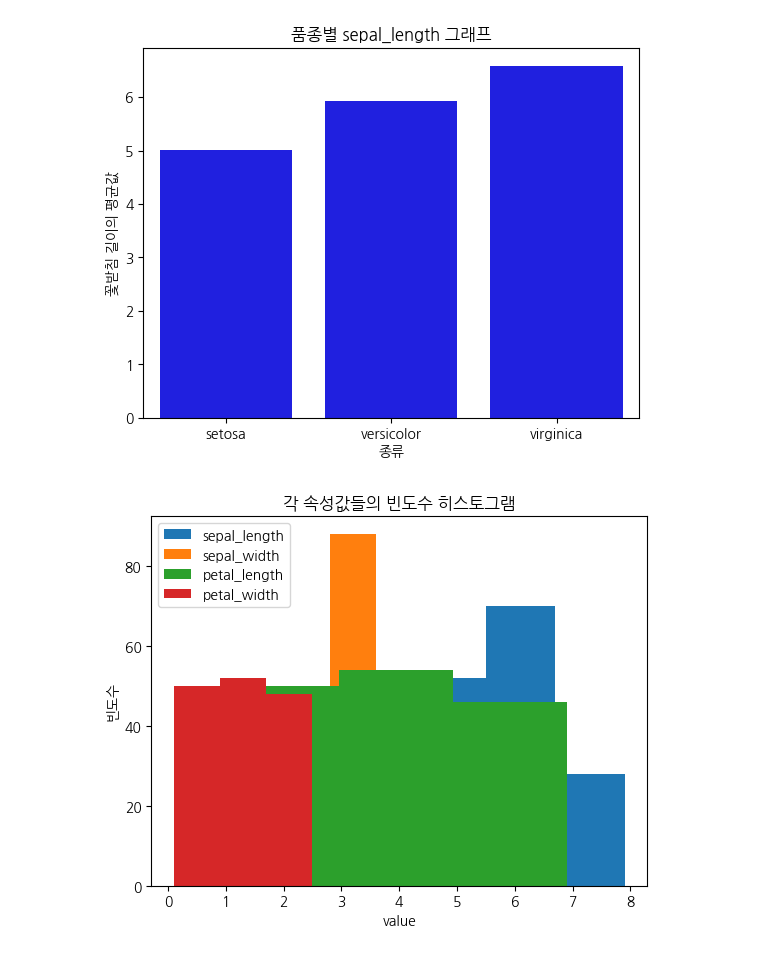
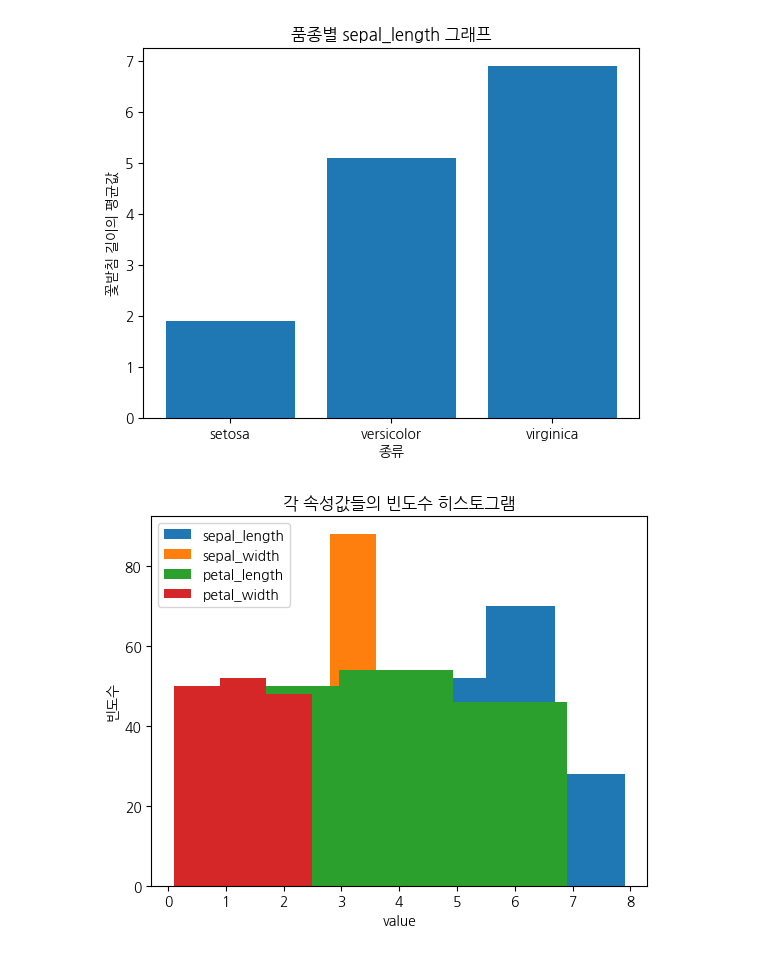
Before and after one commit to jiyoun1/aipython, a Jupyter notebook: 240112.ipynb, the cells around one changed output. Drawn from its saved outputs; the diff is of its cells as text; code cells hidden in the pictures.

```diff
--- a/240112.ipynb
+++ b/240112.ipynb
@@ -48,0 +37,9 @@ memory usage: 6.0+ KB
+# %%
+import pandas as pd
+import matplotlib.pyplot as plt
+import seaborn as sns
+plt.rc('font', family='NanumGothic')
+df = pd.read_csv('iris.csv')
+
+avg = df.groupby('species').mean()
+avg
@@ -49,34 +52,34 @@ memory usage: 6.0+ KB
 # %%
 # 붓꽃 데이터 분석
 
 import pandas as pd
 import matplotlib.pyplot as plt
 import seaborn as sns
 plt.rc('font', family='NanumGothic')
 df = pd.read_csv('iris.csv')
 
-sns.barplot(x= 'species', y='sepal_length',data = df,color = 'b',errorbar = None)
+plt.bar(df['species'],df['petal_length'])
 plt.title('품종별 sepal_length 그래프')
 plt.xlabel('종류')
 plt.ylabel('꽃받침 길이의 평균값')
 plt.show()
 
 plt.hist(df['sepal_length'],bins= 3, label = 'sepal_length')     # 각 속성값들의 빈도수 히스토그램
 plt.hist(df['sepal_width'], bins = 3, label = 'sepal_width')
 plt.hist(df['petal_length'], bins = 3, label = 'petal_length')
 plt.hist(df['petal_width'], bins = 3, label = 'petal_width')
 plt.title('각 속성값들의 빈도수 히스토그램')
 plt.xlabel('value')
 plt.ylabel('빈도수')
 plt.legend()
 plt.show()
 
 plt.scatter(df['sepal_length'], df['petal_length'])            #꽃받침의 길이와 꽃잎의 길이의 산점도
 plt.xlabel('sepal_length')
 plt.ylabel('petal_length')
 
 plt.show()
 # %% [output]
-[figure, old version]
+[figure, new version]
 [figure]
 [figure]
```
Also changed, not shown: parts of 3 cells of this notebook.
